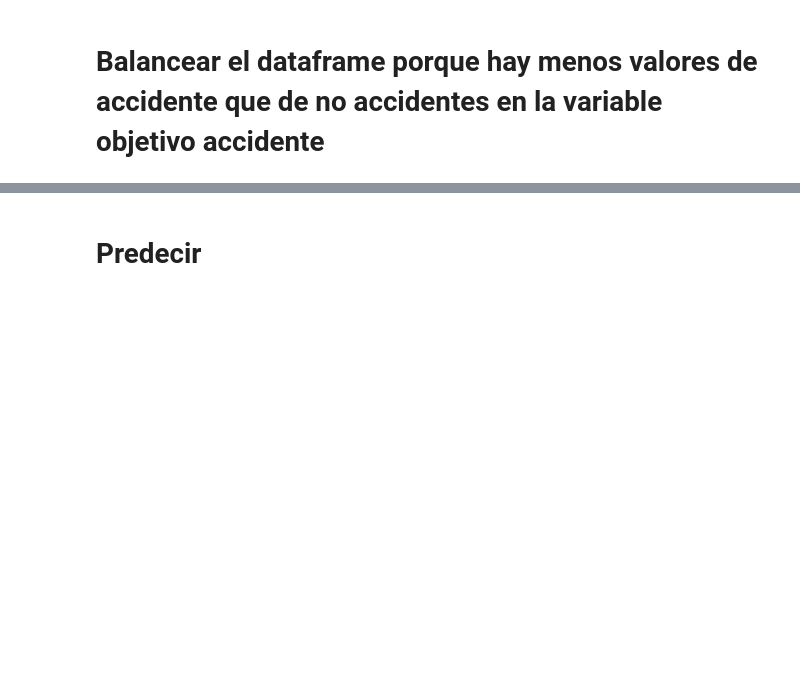
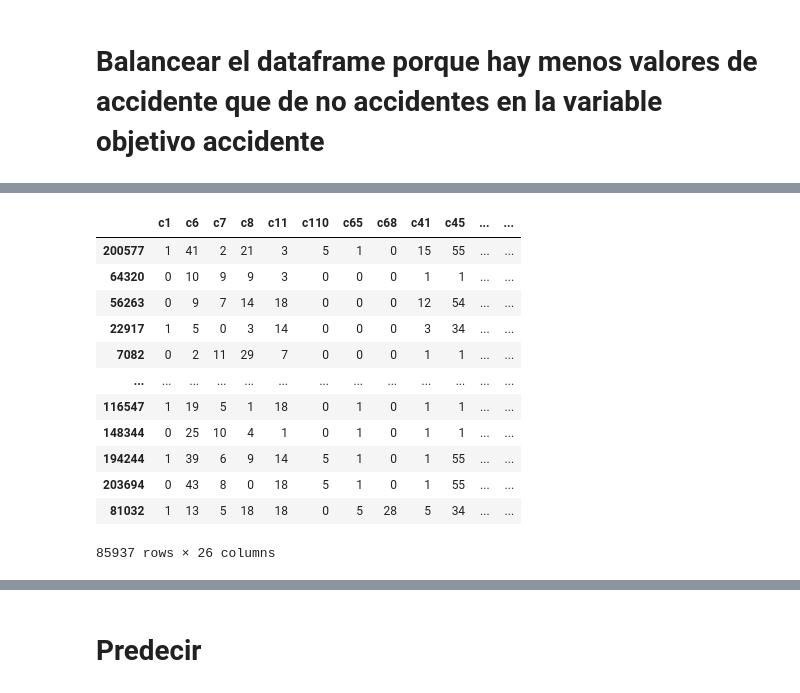
Before and after one commit to Vic-silo/TFM-EIP, a Jupyter notebook: ML-Models/PHA_tratamiento.ipynb, the cells around one changed output, grey strips where cells are left out. Drawn from its saved outputs; the diff is of its cells as text; code cells hidden in the pictures; blank space fills up the shorter version.

```diff
--- a/ML-Models/PHA_tratamiento.ipynb
+++ b/ML-Models/PHA_tratamiento.ipynb
@@ -899,3 +906,19 @@ X
+# %%
+X_test
+# %% [output]
+|  | c1 | c6 | c7 | c8 | c11 | c110 | c65 | c68 | c41 | c45 | ... | ... |
+| 200577 | 1 | 41 | 2 | 21 | 3 | 5 | 1 | 0 | 15 | 55 | ... | ... |
+| 64320 | 0 | 10 | 9 | 9 | 3 | 0 | 0 | 0 | 1 | 1 | ... | ... |
+| 56263 | 0 | 9 | 7 | 14 | 18 | 0 | 0 | 0 | 12 | 54 | ... | ... |
+| 22917 | 1 | 5 | 0 | 3 | 14 | 0 | 0 | 0 | 3 | 34 | ... | ... |
+| 7082 | 0 | 2 | 11 | 29 | 7 | 0 | 0 | 0 | 1 | 1 | ... | ... |
+| ... | ... | ... | ... | ... | ... | ... | ... | ... | ... | ... | ... | ... |
+| 116547 | 1 | 19 | 5 | 1 | 18 | 0 | 1 | 0 | 1 | 1 | ... | ... |
+| 148344 | 0 | 25 | 10 | 4 | 1 | 0 | 1 | 0 | 1 | 1 | ... | ... |
+| 194244 | 1 | 39 | 6 | 9 | 14 | 5 | 1 | 0 | 1 | 55 | ... | ... |
+| 203694 | 0 | 43 | 8 | 0 | 18 | 5 | 1 | 0 | 1 | 55 | ... | ... |
+| 81032 | 1 | 13 | 5 | 18 | 18 | 0 | 5 | 28 | 5 | 34 | ... | ... |
+85937 rows × 26 columns
 # %%
 y_train
 # %% [output]
```
Also changed, not shown: parts of 40 cells of this notebook, 5 other files.
